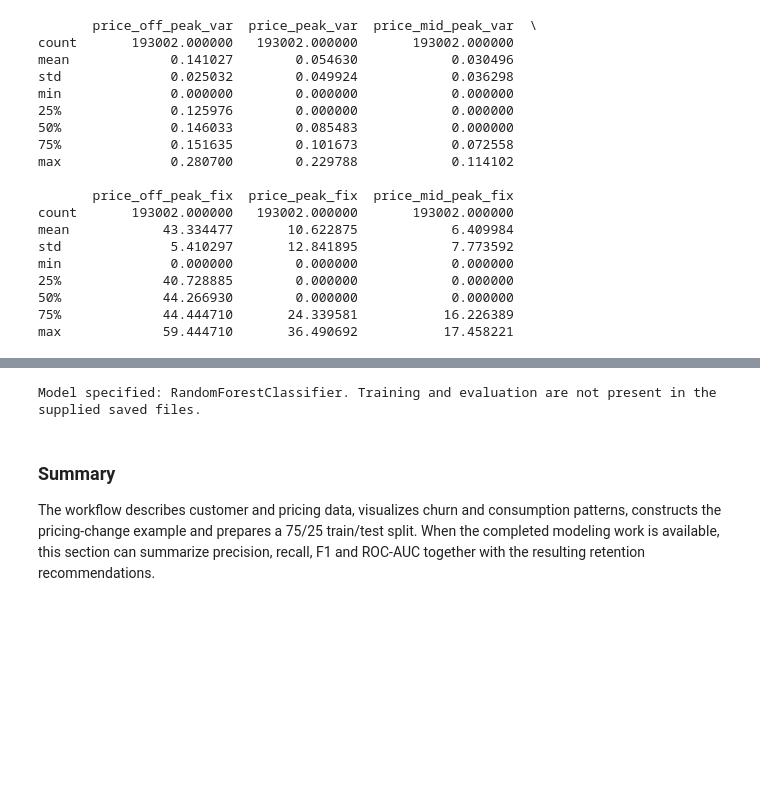
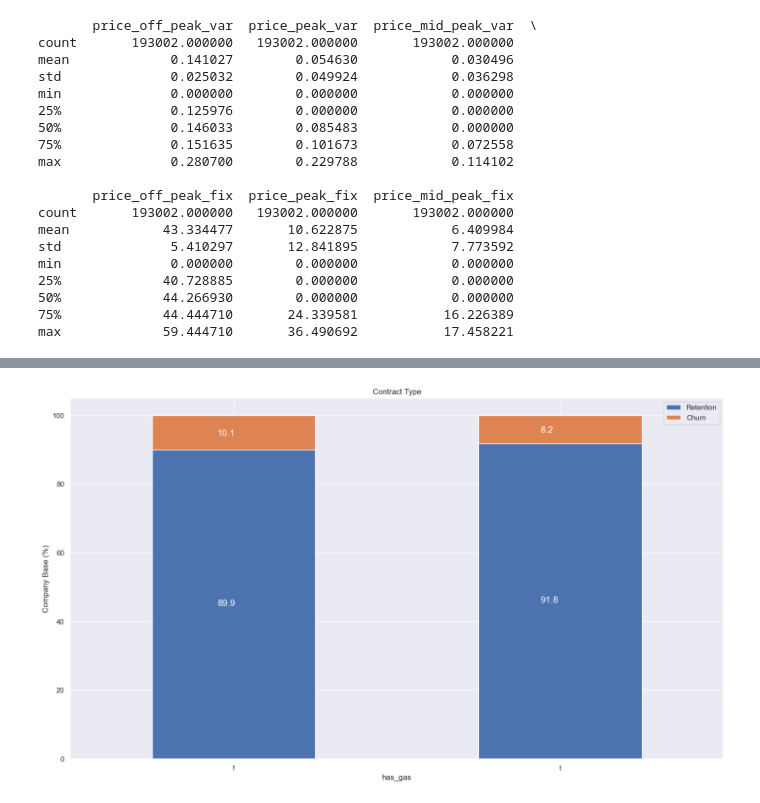
Before and after one commit to YoonaZhang/bcg-x-customer-churn, a Jupyter notebook: notebooks/customer_churn_analysis.ipynb, the cells around one changed output, grey strips where cells are left out. Cells and saved outputs as stored; diff of their text form; code cells hidden in the pictures; blank space fills up the shorter version.

```diff
--- a/notebooks/customer_churn_analysis.ipynb
+++ b/notebooks/customer_churn_analysis.ipynb
@@ -282,9 +199,4 @@ Random Forest is the specified classifier. The supplied saved file includes the
 # %%
-model = RandomForestClassifier()
-print("Model specified: RandomForestClassifier. Training and evaluation are not present in the supplied saved files.")
+plot_stacked_bars(contract_type_churn, 'Contract Type')
 # %% [output]
-Model specified: RandomForestClassifier. Training and evaluation are not present in the supplied saved files.
+[figure, added]
-# %% [markdown]
-### Summary
-
-The workflow describes customer and pricing data, visualizes churn and consumption patterns, constructs the pricing-change example and prepares a 75/25 train/test split. When the completed modeling work is available, this section can summarize precision, recall, F1 and ROC-AUC together with the resulting retention recommendations.
```
Also changed, not shown: parts of 79 cells of this notebook, 1 other file.
